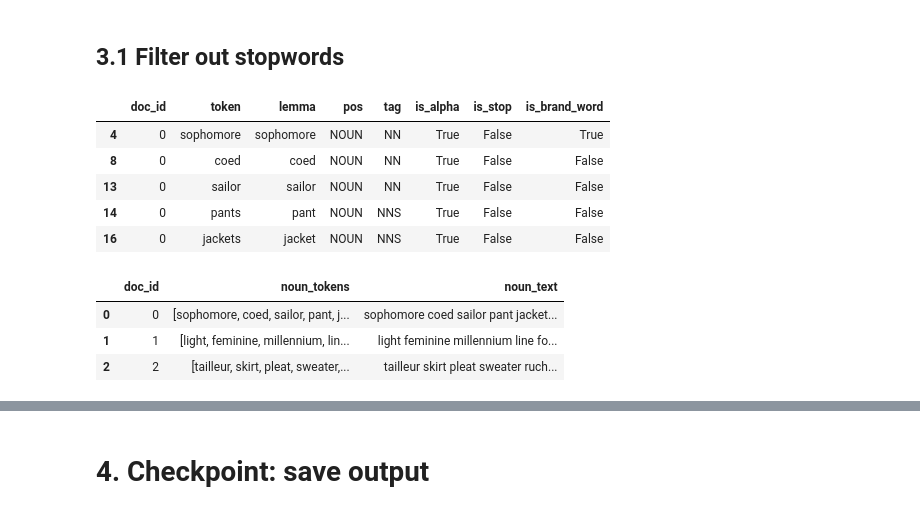
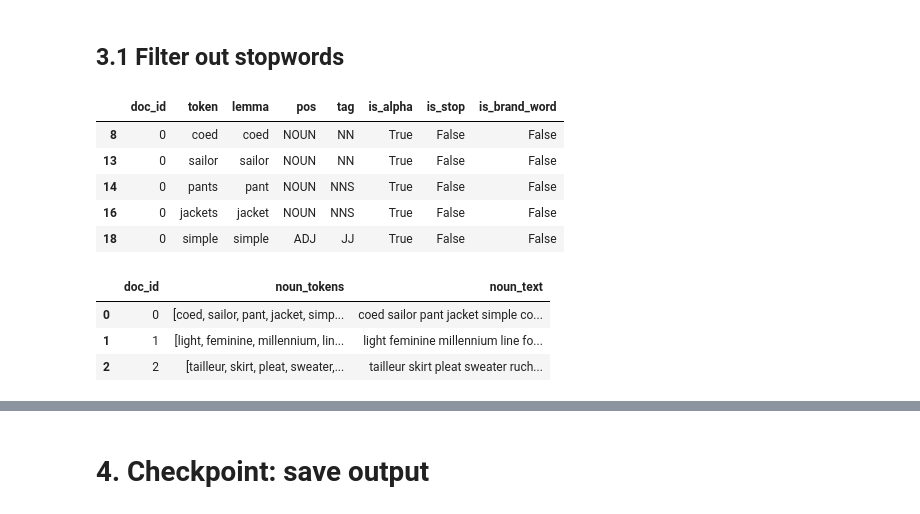
Before and after one commit to Zoe-O16/Thesis, a Jupyter notebook: 2.1_topic_modelling_preprocessing.ipynb, the cells around one changed output, grey strips where cells are left out. Cells and saved outputs as stored; diff of their text form; code cells hidden in the pictures.

```diff
--- a/2.1_topic_modelling_preprocessing.ipynb
+++ b/2.1_topic_modelling_preprocessing.ipynb
@@ -567,7 +567,7 @@ DOMAIN_STOP_NOUNS = {
     "mix", "sense", "touch", "world", "new", "view", "theme", "trend",
     "element", "detail", "feature", "aspect", "factor", "point", "quality", "effect",
     "concept", "inspiration", "influence", "mood", "vibe", "ambience", "aesthetic",
-    "atmosphere", "impression",
+    "atmosphere", "impression", "good", "bad",
     # Uninformative runway words
     "collection", "season", "show", "look", "fashion", "clothe",
     "color", "fabric", "runway", "model", "style", "top", "bottom",
@@ -578,14 +578,8 @@ DOMAIN_STOP_NOUNS = {
     # Person indicators
     "woman", "girl", "man",
     # Time indicators (not relevant for topics)
-    "time", "day", "week", "month", "year",
-    "decade", "century", "era", "period",
-    "moment", "age", "duration",
-    "today", "tomorrow", "yesterday",
-    "present", "past", "future",
-    "beginning", "start", "end", "middle",
-    "aftermath", "afternoon", "morning",
-    "evening", "night", "occasion", "instance",
+    "time", "day", "week", "month", "year", "afternoon", "morning",
+    "evening", "night",
     # Time adjectives
     "new", "old", "recent", "current",
     "former", "previous", "early", "late",
@@ -596,25 +590,26 @@ DOMAIN_STOP_NOUNS = {
 # %%
 # Cell 20a: Filter tokens, keep non-stop nouns, drop domain-generic nouns
 VALID_POS_FOR_MODELLING = {"NOUN", "ADJ"}
 
 token_df = pd.read_pickle(OUT_DIR / "df_noun_tokens_unfiltered.pkl")
 token_df = token_df[
     token_df["is_alpha"] &
     token_df["lemma"].ne("") &
     token_df["pos"].isin(VALID_POS_FOR_MODELLING) &
     (~token_df["is_stop"]) &
+    (~token_df["is_brand_word"]) &
     (token_df["lemma"].str.len() >= 3) &
     (~token_df["lemma"].isin(DOMAIN_STOP_NOUNS))
 ].copy()
 
 token_df.head()
 # %% [output]
 |  | doc_id | token | lemma | pos | tag | is_alpha | is_stop | is_brand_word |
-| 4 | 0 | sophomore | sophomore | NOUN | NN | True | False | True |
 | 8 | 0 | coed | coed | NOUN | NN | True | False | False |
 | 13 | 0 | sailor | sailor | NOUN | NN | True | False | False |
 | 14 | 0 | pants | pant | NOUN | NNS | True | False | False |
 | 16 | 0 | jackets | jacket | NOUN | NNS | True | False | False |
+| 18 | 0 | simple | simple | ADJ | JJ | True | False | False |
 # %%
 # Cell 20b: Build per-document noun token lists
 
@@ -625,6 +620,7 @@ doc_nouns = (
     .reset_index()
 )
 
+df = df.drop(columns=["noun_tokens", "noun_text"], errors="ignore")
 df = df.merge(doc_nouns, on="doc_id", how="left")
 df["noun_tokens"] = df["noun_tokens"].apply(lambda x: x if isinstance(x, list) else [])
 df["noun_text"]   = df["noun_tokens"].apply(lambda toks: " ".join(toks))
@@ -632,7 +628,7 @@ df["noun_text"]   = df["noun_tokens"].apply(lambda toks: " ".join(toks))
 df[["doc_id", "noun_tokens", "noun_text"]].head(3)
 # %% [output]
 |  | doc_id | noun_tokens | noun_text |
-| 0 | 0 | [sophomore, coed, sailor, pant, j... | sophomore coed sailor pant jacket... |
+| 0 | 0 | [coed, sailor, pant, jacket, simp... | coed sailor pant jacket simple co... |
 | 1 | 1 | [light, feminine, millennium, lin... | light feminine millennium line fo... |
 | 2 | 2 | [tailleur, skirt, pleat, sweater,... | tailleur skirt pleat sweater ruch... |
 # %%
```
Also changed, not shown: parts of 10 cells of this notebook, 13 other files.
